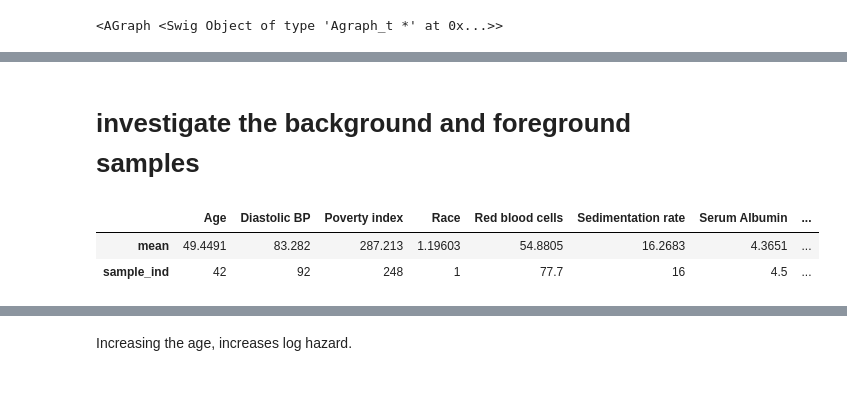
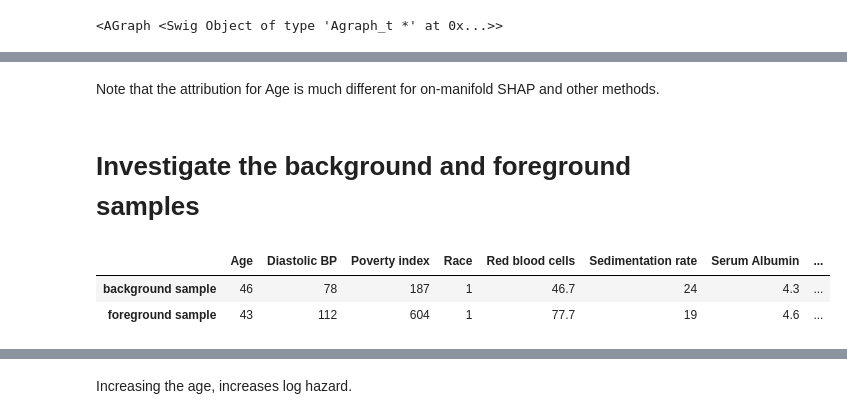
Before and after one commit to nathanwang000/Shapley-Flow, a Jupyter notebook: clean_notebooks/nutrition.ipynb, the cells around one changed output, grey strips where cells are left out. Drawn from its saved outputs; the diff is of its cells as text; code cells hidden in the pictures; blank space fills up the shorter version.

```diff
--- a/clean_notebooks/nutrition.ipynb
+++ b/clean_notebooks/nutrition.ipynb
@@ -332,8 +334,8 @@ cf_c.draw(sample_ind, max_display=10, show_fg_val=False, edge_credit=edge_credit
 # %% [markdown]
 # Methods comparison: flow, independent, on-manifold, ASV
 # %%
-sample_ind = 55
-cf_c.fold_noise = True # False
+sample_ind = 66
+cf_c.fold_noise = True
 g = cf_c.draw(sample_ind, max_display=10, show_fg_val=False, edge_credit=edge_credits2edge_credit(causal_edge_credits, cf_c.graph))
 # %% [output]
 [drawing not drawn]
@@ -351,12 +353,15 @@ cf_c.fold_noise = False
 g = cf_c.draw_asv(sample_ind, max_display=10, show_fg_val=False, flow_credit=edge_credits2edge_credit(causal_edge_credits, cf_c.graph))
 # %% [output]
 [drawing not drawn]
+# %% [markdown]
+Note that the attribution for Age is much different for on-manifold SHAP and other methods.
 # %% [markdown]
-# investigate the background and foreground samples
+# Investigate the background and foreground samples
 # %%
-pd.concat([X.mean(0), X_display.iloc[sample_ind]], 1).rename(columns={0: "mean", sample_ind: 'sample_ind'}).T
+bg_sample = bg.iloc[0]
+pd.concat([bg_sample, X_display.iloc[sample_ind]], 1).rename(columns={bg_sample.name: "background sample", sample_ind: 'foreground sample'}).T
 # %% [output]
 |  | Age | Diastolic BP | Poverty index | Race | Red blood cells | Sedimentation rate | Serum Albumin | ... |
-| mean | 49.4491 | 83.282 | 287.213 | 1.19603 | 54.8805 | 16.2683 | 4.3651 | ... |
-| sample_ind | 42 | 92 | 248 | 1 | 77.7 | 16 | 4.5 | ... |
+| background sample | 46 | 78 | 187 | 1 | 46.7 | 24 | 4.3 | ... |
+| foreground sample | 43 | 112 | 604 | 1 | 77.7 | 19 | 4.6 | ... |
 # %%
```
Also changed, not shown: parts of 14 cells of this notebook, 7 other files.
